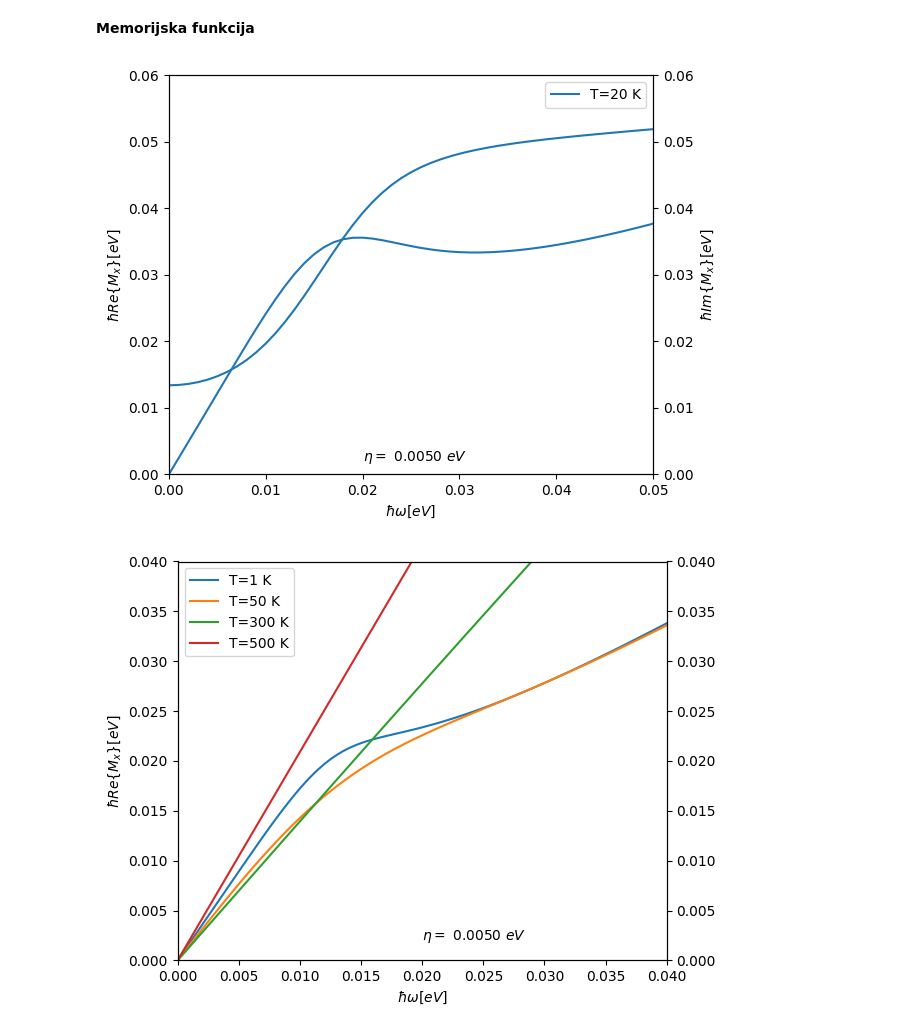
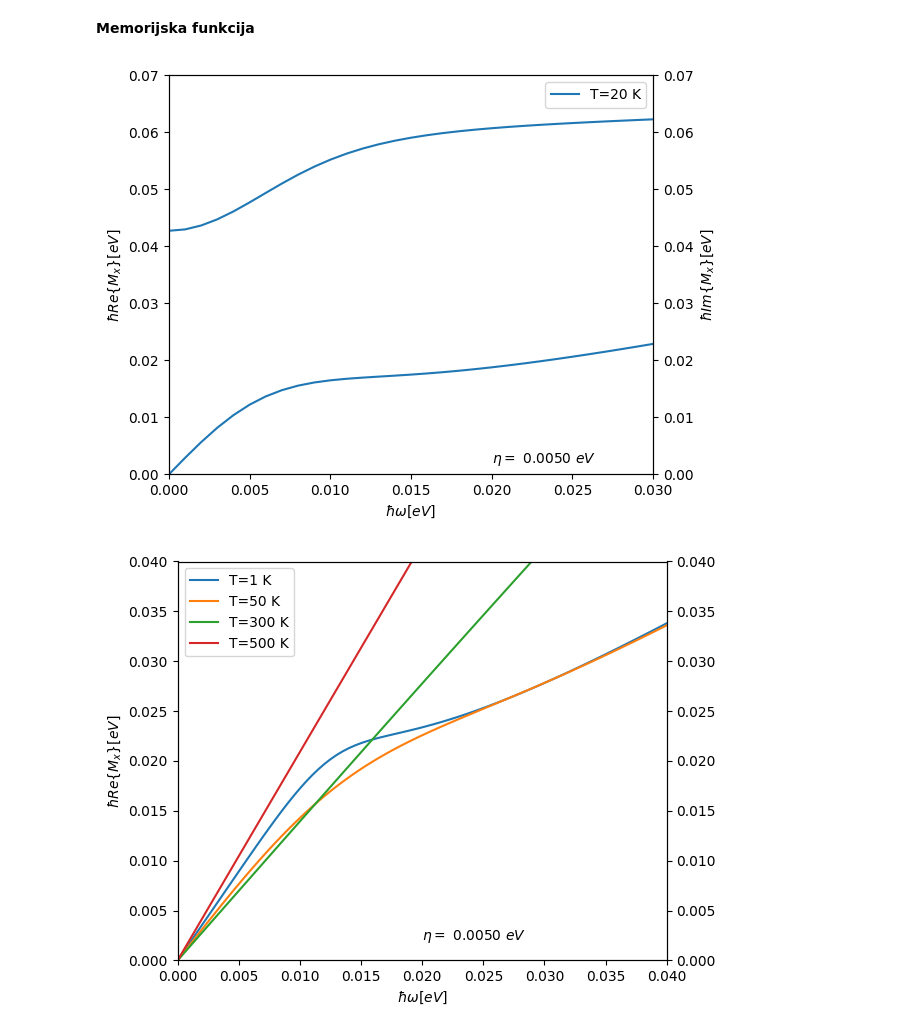
Before and after one commit to ppapac/24112024_memfn, a Jupyter notebook: MemoryDirac3D_012325.ipynb, the cells around one changed output. Saved outputs shown, nothing was run; the diff lists cells and outputs as text; code cells hidden in the pictures.

```diff
--- a/MemoryDirac3D_012325.ipynb
+++ b/MemoryDirac3D_012325.ipynb
@@ -26,19 +25,16 @@ alpha_ac = 1
 hbar_w_op = 0.02
 eta_0 = 5 * 10 ** (-3)
 M = 0.0
-Kf_20 = 0.26  # 20 K
+Kf_20 = 0.26  # eV, Fermi at 20K
 vf = 4 * 10**5
 a = 100 ** (1 / 3) * 10 ** (-10)
 T_0 = 20
 
 
 Ef = sqrt(Kf_20**2 + M**2)
-Kf_ = Kf_20 / hbar / vf * a  # unitless
-Kf_max = 1 / hbar / vf * a
-hbar_w_ac = 0.01 / Kf_max
+Kf_ = Kf_20 / hbar / vf * a  # Fermi unitless
+Kf_max = 1 / hbar / vf * a  # cutoff 1eV unitless
+hbar_w_ac = 0.010 / Kf_max  # max ac phonon energy is 0.010 eV
+c_s_tilde = hbar_w_ac * hbar * vf / a
 G_op2 = alpha_op
 G_ac2 = alpha_ac * hbar * vf / a
-
-print(G_ac2)
-print(hbar_w_ac)
-print(Ef)
@@ -213,6 +207,6 @@ def plot_result(ax, result, T=None, eta=None, ws=ws_0):
 # %%
 fig, *axs = setup_plot()
-integrals = calculate_integral_points(mem_fn)
+integrals = calculate_integral_points(mem_fn_op, ss_sum_real, ss_sum_imag, hbar_w_op)
 arrays_to_csv(ws_0, integrals[0], f"op, real, T=20K, eta={eta_0}eV")
 arrays_to_csv(ws_0, integrals[1], f"op, imag, T=20K, eta={eta_0}eV")
 plot_real_and_imag_result(*axs, *integrals, T=T_0)
@@ -224,7 +218,7 @@ fig.tight_layout()
 fig, *axs = setup_plot(imag=False, y_lim=[0, 0.05])
 ws_to_plot = np.arange(0, 0.05, 0.00025)
 for T in [1, 50, 300, 500]:
-    integrals = calculate_integral_points(mem_fn, T=T, ws=ws_to_plot)
+    integrals = calculate_integral_points(mem_fn_op, T=T, ws=ws_to_plot)
     plot_result(axs[0], integrals[0], T=T, ws=ws_to_plot)
     arrays_to_csv(ws_to_plot, integrals[0], f"op, T={T}K, eta={eta_0}eV")
 axs[0].legend(loc="best")
@@ -291,7 +261,7 @@ plt.legend()
 # %% [markdown]
 ## Akustični fononi
 # %%
-def ss_sum_part(K, theta, hbar_w, hbar_w_ph, T, u, eta):
+def ss_sum_part_ac(K, theta, hbar_w, hbar_w_ph, T, u, eta):
     def summand(s1, s2):
         abs_K = sqrt(K**2 + Kf_**2 - 2 * Kf_ * K * cos(theta))
         factor = 1 - K * cos(theta) * Ef / eps(K) / Kf_
@@ -311,12 +281,12 @@ def ss_sum_part(K, theta, hbar_w, hbar_w_ph, T, u, eta):
     return sum * K**2 * sin(theta)
 
 
-def ss_sum_real(K, theta, hbar_w, hbar_w_ph, T, u, eta):
-    return ss_sum_part(K, theta, hbar_w, hbar_w_ph, T, u, eta).real
+def ss_sum_real_ac(K, theta, hbar_w, hbar_w_ph, T, u, eta):
+    return ss_sum_part_ac(K, theta, hbar_w, hbar_w_ph, T, u, eta).real
 
 
-def ss_sum_imag(K, theta, hbar_w, hbar_w_ph, T, u, eta):
-    return ss_sum_part(K, theta, hbar_w, hbar_w_ph, T, u, eta).imag
+def ss_sum_imag_ac(K, theta, hbar_w, hbar_w_ph, T, u, eta):
+    return ss_sum_part_ac(K, theta, hbar_w, hbar_w_ph, T, u, eta).imag
 
 
 def mem_fn_ac(ss_sum_fn, hbar_w, hbar_w_ph, u, T, eta):
@@ -330,15 +300,17 @@ def mem_fn_ac(ss_sum_fn, hbar_w, hbar_w_ph, u, T, eta):
 # %% [markdown]
 **Memorijska funkcija**
 # %%
-fig, *axs = setup_plot(y_lim=[0, 0.06])
-integrals = calculate_integral_points(mem_fn_ac)
+fig, *axs = setup_plot(x_lim=[0, 0.03], y_lim=[0, 0.07])
+integrals = calculate_integral_points(
+    mem_fn_ac, ss_sum_real_ac, ss_sum_imag_ac, hbar_w_ac
+)
 plot_real_and_imag_result(*axs, *integrals, T=T_0)
 arrays_to_csv(ws_0, integrals[0], f"ac, real, T=20K, eta={eta_0}eV")
 arrays_to_csv(ws_0, integrals[1], f"ac, imag, T=20K, eta={eta_0}eV")
 axs[0].legend(loc="best")
 fig.tight_layout()
 # %% [output]
-[figure, old version]
+[figure, new version]
 # %%
 fig, *axs = setup_plot(imag=False, y_lim=[0, 0.04], x_lim=[0, 0.04])
 w_to_plot = np.arange(0, 0.0401, 0.0005)
```
Also changed, not shown: parts of 10 cells of this notebook, 6 other files.
